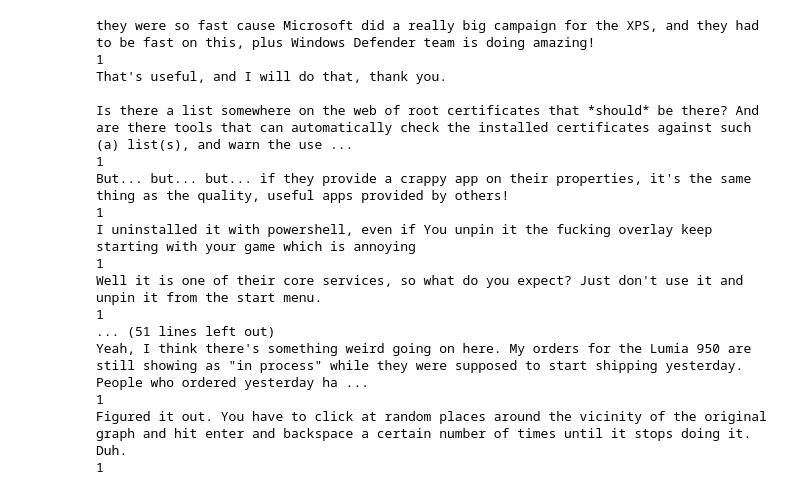
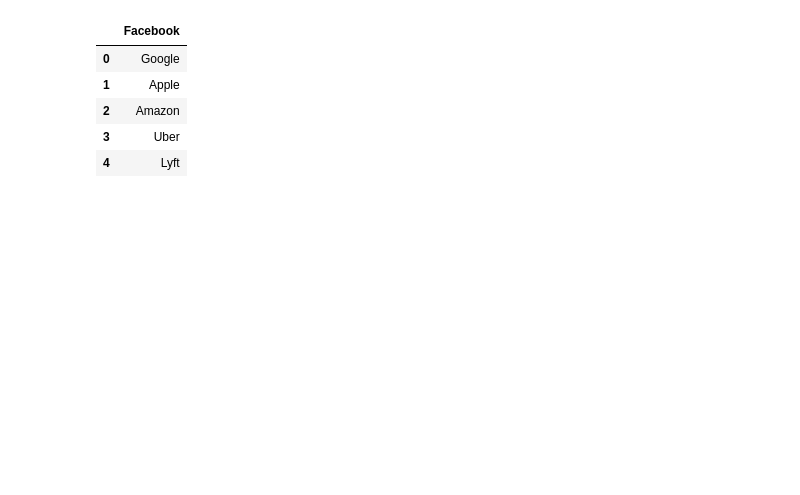
Before and after one commit to chaehwang/BigDaddyData, a Jupyter notebook: redditAPITest.ipynb, the cells around one changed output. Drawn from its saved outputs; the diff is of its cells as text; code cells hidden in the pictures; blank space fills up the shorter version.

```diff
--- a/redditAPITest.ipynb
+++ b/redditAPITest.ipynb
@@ -78,22 +91,9 @@ comments = subreddit.get_comments()
-# %%
-for i in comments:
-    print i.body
-    print i.score
-# %% [output]
-they were so fast cause Microsoft did a really big campaign for the XPS, and they had to be fast on this, plus Windows Defender team is doing amazing!
-1
-That's useful, and I will do that, thank you.
-
-Is there a list somewhere on the web of root certificates that *should* be there? And are there tools that can automatically check the installed certificates against such (a) list(s), and warn the use ...
-1
-But... but... but... if they provide a crappy app on their properties, it's the same thing as the quality, useful apps provided by others!
-1
-I uninstalled it with powershell, even if You unpin it the fucking overlay keep starting with your game which is annoying
-1
-Well it is one of their core services, so what do you expect? Just don't use it and unpin it from the start menu.
-1
-... (51 lines left out)
-Yeah, I think there's something weird going on here. My orders for the Lumia 950 are still showing as "in process" while they were supposed to start shipping yesterday. People who ordered yesterday ha ...
-1
-Figured it out. You have to click at random places around the vicinity of the original graph and hit enter and backspace a certain number of times until it stops doing it. Duh.
-1
+# %%
+companies = pd.read_csv("companies.csv")
+# %% [output]
+|  | Facebook |
+| 0 | Google |
+| 1 | Apple |
+| 2 | Amazon |
+| 3 | Uber |
+| 4 | Lyft |
```
Also changed, not shown: parts of 7 cells of this notebook.
